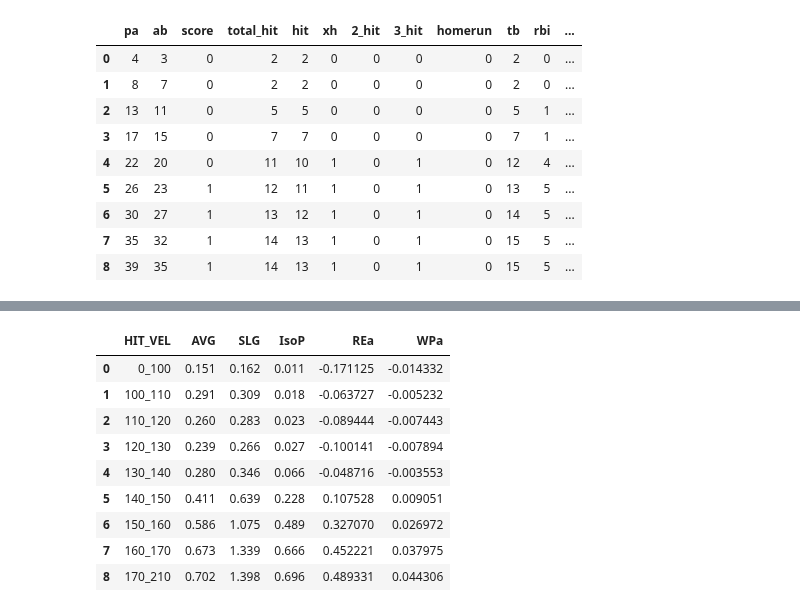
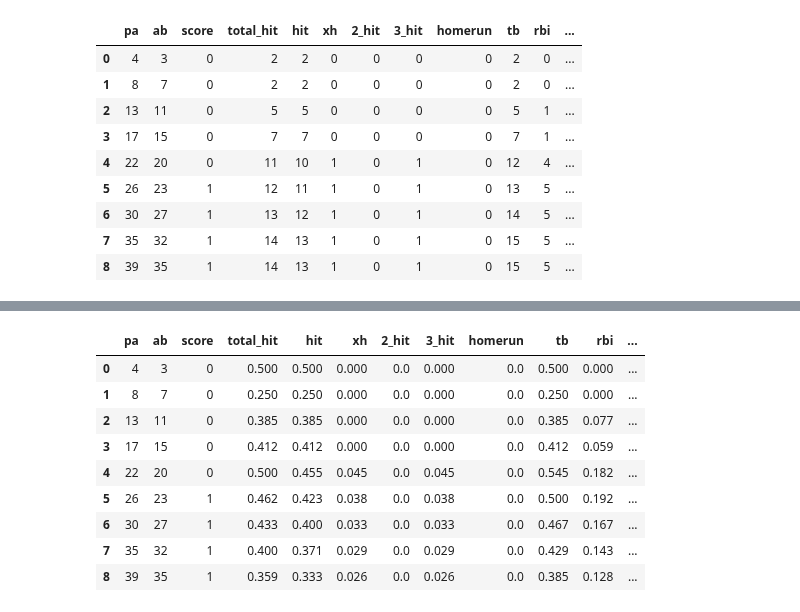
Before and after one commit to KimGriezmann/Bigcontest_2021, a Jupyter notebook: working_space_JaeHong/pre_function.ipynb, the cells around one changed output, grey strips where cells are left out. Cells and saved outputs as stored; diff of their text form; code cells hidden in the pictures.

```diff
--- a/working_space_JaeHong/pre_function.ipynb
+++ b/working_space_JaeHong/pre_function.ipynb
@@ -47,7 +47,7 @@ def cal_feature(data):
   babip = round((data['total_hit'] - data['homerun']) / (data['ab'] - data['so'] - data['homerun'] + data['sf']), 3) #babip
   pitch_pa = round(data['pitch'] / data['pa'], 2) #타석당 투구수
   cq = round((0.5 * data['total_hit'] + 0.3 * data['tb']) / (data['ab'] - data['so']), 3) #컨택 퀄리티
-  b_k = data['bb'] / data['so'] #볼삼비
+  b_k = round(data['bb'] / data['so'], 3) #볼삼비
   IsoP = data['slg'] - data['avg'] #순수장타율(장타율 - 타율)
   IsoD = data['obp'] - data['avg'] #순수출루율(출루율 - 타율)
   psn = round((2 * data['homerun'] * data['sb']) / (data['homerun'] + data['sb']), 3) #호타준족수치
@@ -59,6 +59,8 @@ def cal_feature(data):
   hr_xh = round(data['homerun'] / data['xh'], 3) #장타중 홈런비율
   pa_hr = round(data['pa'] / data['homerun'], 3) #홈런당 타석
   ab_hr = round(data['ab'] / data['homerun'], 3) #홈런당 타수
+  ueqr = round((data['total_hit'] + data['tb'] + 1.5*(data['bb'] + data['hpp'] + data['sb']) + data['sh'] + data['sf'] - data['ibb']/2) / (data['ab'] + data['bb'] + data['hpp'] + data['sh'] + data['sf'] + data['cs'] + data['sb']), 3) #득점창출력
+  woba = round((0.72 * data['bb'] + 0.75 * data['hpp'] + 0.9 * data['hit'] + 1.24 * data['2_hit'] + 1.56 * data['3_hit'] + 1.95 * data['homerun']) / (data['pa'] - data['ibb']), 3) #조정된 가중출루율
 
   data['babip'] = babip
   data['pitch/pa'] = pitch_pa
@@ -74,6 +76,8 @@ def cal_feature(data):
   data['hr/xh'] = hr_xh
   data['pa/hr'] = pa_hr
   data['ab/hr'] = ab_hr
+  data['ueqr'] = ueqr
+  data['wOBA'] = woba
 
   return data
 # %%
@@ -260,22 +98,39 @@ group9_REa = hit_vel_group_9['REa'].mean()
-# %%
-hit_probability = pd.DataFrame(columns=['HIT_VEL','AVG', 'SLG'])
-hit_vel_name = ['0_100', '100_110', '110_120', '120_130', '130_140', '140_150', '150_160', '160_170', '170_210']
-hit_avg = [group1_avg, group2_avg, group3_avg, group4_avg, group5_avg, group6_avg, group7_avg, group8_avg, group9_avg]
-hit_slg = [group1_slg, group2_slg, group3_slg, group4_slg, group5_slg, group6_slg, group7_slg, group8_slg, group9_slg]
-hit_IsoP = [group1_IsoP, group2_IsoP, group3_IsoP, group4_IsoP, group5_IsoP, group6_IsoP, group7_IsoP, group8_IsoP, group9_IsoP]
-hit_WPa = [group1_WPa, group2_WPa, group3_WPa, group4_WPa, group5_WPa, group6_WPa, group7_WPa, group8_WPa, group9_WPa]
-hit_REa = [group1_REa, group2_REa, group3_REa, group4_REa, group5_REa, group6_REa, group7_REa, group8_REa, group9_REa]
-
-hit_probability = pd.concat([hit_probability, pd.DataFrame({'HIT_VEL':hit_vel_name, 'AVG':hit_avg, 'SLG':hit_slg, 'IsoP':hit_IsoP, 'REa':hit_REa, 'WPa':hit_WPa})])
-hit_probability
-# %% [output]
-|  | HIT_VEL | AVG | SLG | IsoP | REa | WPa |
-| 0 | 0_100 | 0.151 | 0.162 | 0.011 | -0.171125 | -0.014332 |
-| 1 | 100_110 | 0.291 | 0.309 | 0.018 | -0.063727 | -0.005232 |
-| 2 | 110_120 | 0.260 | 0.283 | 0.023 | -0.089444 | -0.007443 |
-| 3 | 120_130 | 0.239 | 0.266 | 0.027 | -0.100141 | -0.007894 |
-| 4 | 130_140 | 0.280 | 0.346 | 0.066 | -0.048716 | -0.003553 |
-| 5 | 140_150 | 0.411 | 0.639 | 0.228 | 0.107528 | 0.009051 |
-| 6 | 150_160 | 0.586 | 1.075 | 0.489 | 0.327070 | 0.026972 |
-| 7 | 160_170 | 0.673 | 1.339 | 0.666 | 0.452221 | 0.037975 |
-| 8 | 170_210 | 0.702 | 1.398 | 0.696 | 0.489331 | 0.044306 |
+# %%
+def make_percentage(data):
+  data['total_hit'] = round(data['total_hit'] / data['pa'], 3)
+  data['hit'] = round(data['hit'] / data['pa'], 3)
+  data['xh'] = round(data['xh'] / data['pa'], 3)
+  data['2_hit'] = round(data['2_hit'] / data['pa'], 3)
+  data['3_hit'] = round(data['3_hit'] / data['pa'], 3)
+  data['homerun'] = round(data['homerun'] / data['pa'], 3)
+  data['tb'] = round(data['tb'] / data['pa'], 3)
+  data['rbi'] = round(data['rbi'] / data['pa'], 3)
+  data['sb'] = round(data['sb'] / data['pa'], 3)
+  data['cs'] = round(data['cs'] / data['pa'], 3)
+  data['bb'] = round(data['bb'] / data['pa'], 3)
+  data['hpp'] = round(data['hpp'] / data['pa'], 3)
+  data['ibb'] = round(data['ibb'] / data['pa'], 3)
+  data['so'] = round(data['so'] / data['pa'], 3)
+  data['gdp'] = round(data['gdp'] / data['pa'], 3)
+  data['sh'] = round(data['sh'] / data['pa'], 3)
+  data['sf'] = round(data['sf'] / data['pa'], 3)
+  data['avLI'] = round(data['avLI'] / data['pa'], 3)
+  data['RE24'] = round(data['RE24'] / data['pa'], 3)
+  data['WPA'] = round(data['WPA'] / data['pa'], 3)
+
+  return data
+# %%
+test2 = make_percentage(test)
+# %%
+test2.iloc[:,7:]
+# %% [output]
+|  | pa | ab | score | total_hit | hit | xh | 2_hit | 3_hit | homerun | tb | rbi | ... |
+| 0 | 4 | 3 | 0 | 0.500 | 0.500 | 0.000 | 0.0 | 0.000 | 0.0 | 0.500 | 0.000 | ... |
+| 1 | 8 | 7 | 0 | 0.250 | 0.250 | 0.000 | 0.0 | 0.000 | 0.0 | 0.250 | 0.000 | ... |
+| 2 | 13 | 11 | 0 | 0.385 | 0.385 | 0.000 | 0.0 | 0.000 | 0.0 | 0.385 | 0.077 | ... |
+| 3 | 17 | 15 | 0 | 0.412 | 0.412 | 0.000 | 0.0 | 0.000 | 0.0 | 0.412 | 0.059 | ... |
+| 4 | 22 | 20 | 0 | 0.500 | 0.455 | 0.045 | 0.0 | 0.045 | 0.0 | 0.545 | 0.182 | ... |
+| 5 | 26 | 23 | 1 | 0.462 | 0.423 | 0.038 | 0.0 | 0.038 | 0.0 | 0.500 | 0.192 | ... |
+| 6 | 30 | 27 | 1 | 0.433 | 0.400 | 0.033 | 0.0 | 0.033 | 0.0 | 0.467 | 0.167 | ... |
+| 7 | 35 | 32 | 1 | 0.400 | 0.371 | 0.029 | 0.0 | 0.029 | 0.0 | 0.429 | 0.143 | ... |
+| 8 | 39 | 35 | 1 | 0.359 | 0.333 | 0.026 | 0.0 | 0.026 | 0.0 | 0.385 | 0.128 | ... |
```
Also changed, not shown: parts of 18 cells of this notebook.
